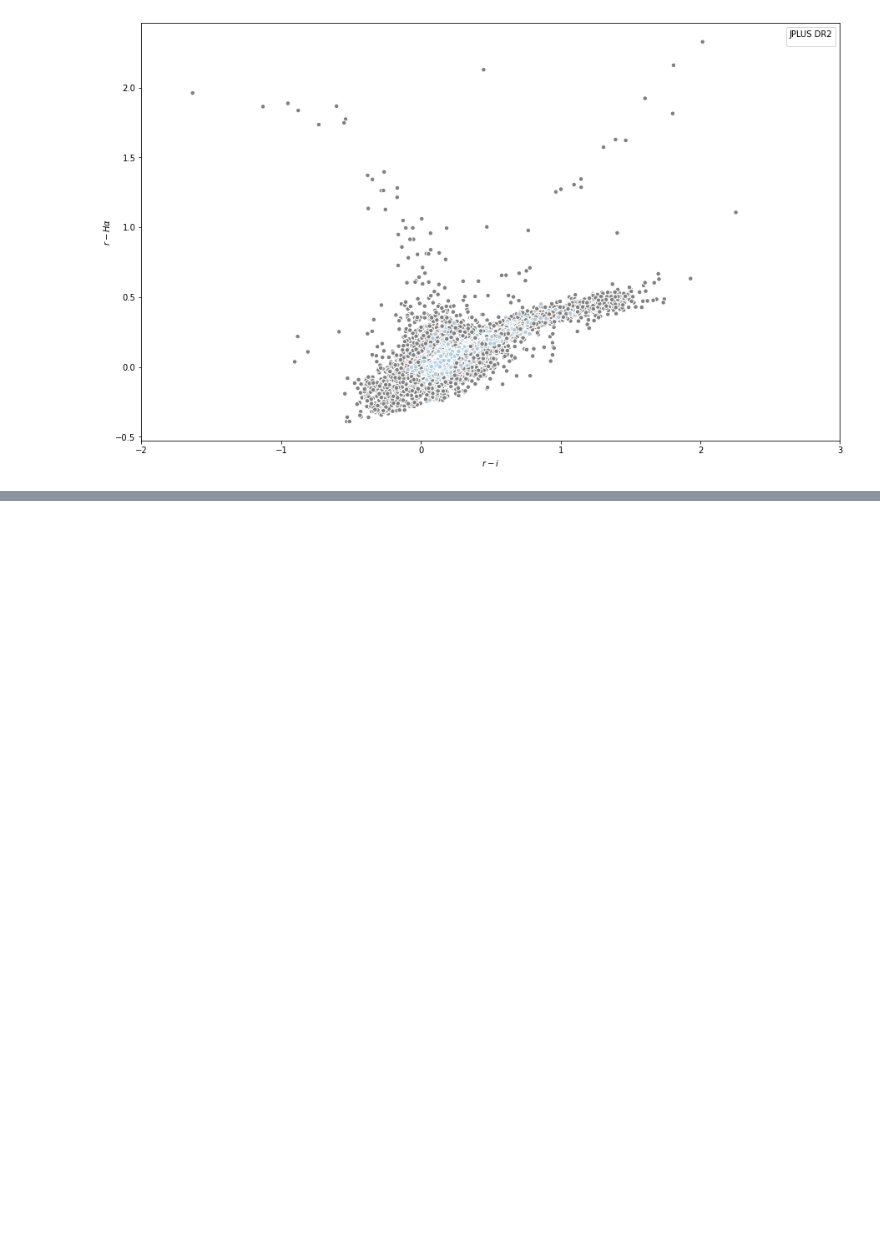
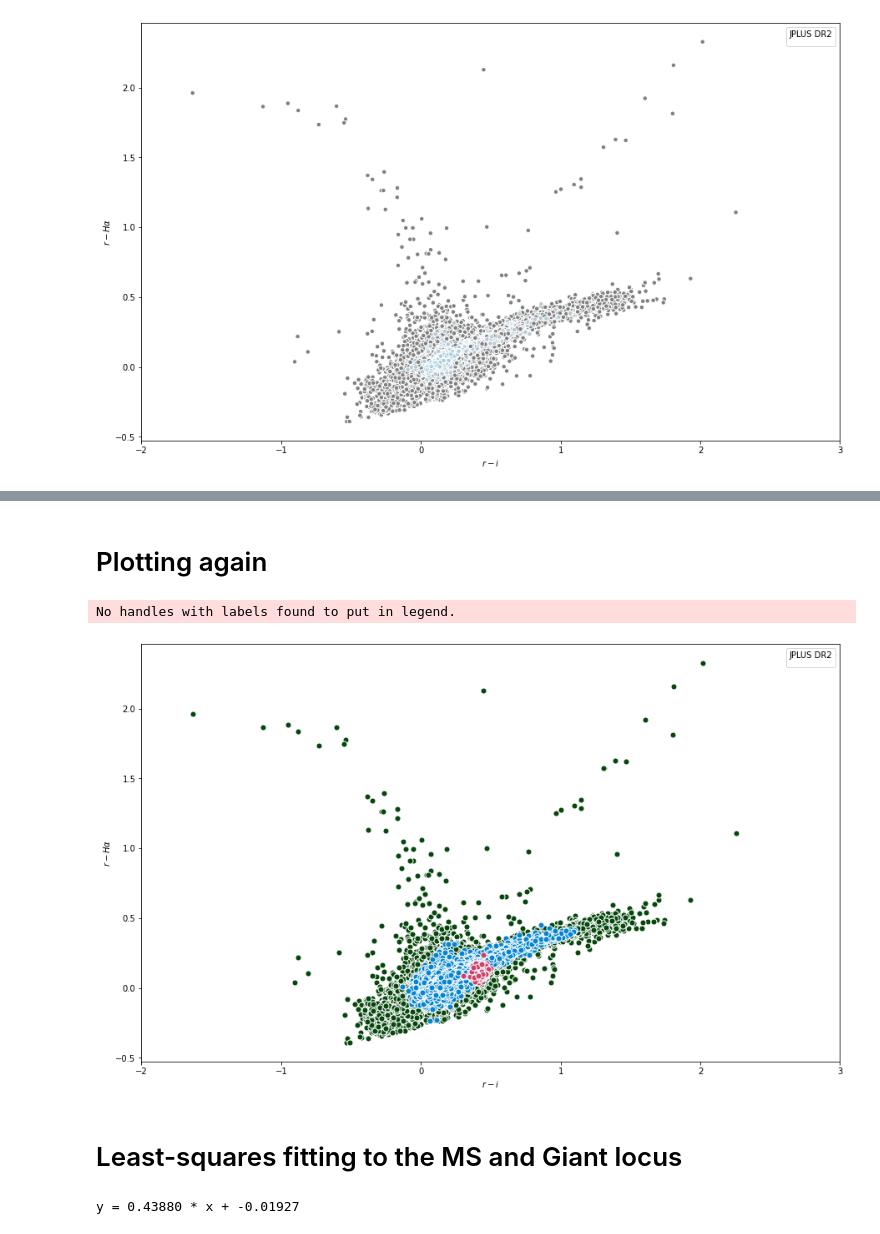
Before and after one commit to AngelGSoto/Halpha-JPLUS, a Jupyter notebook: Notebook/HDBSCAN JPLUS data.ipynb, the cells around one changed output, grey strips where cells are left out. Saved outputs shown, nothing was run; the diff lists cells and outputs as text; code cells hidden in the pictures; blank space fills up the shorter version.

Commit message:
Identifying Halpha emitters in JPLUS

```diff
--- a/Notebook/HDBSCAN JPLUS data.ipynb
+++ b/Notebook/HDBSCAN JPLUS data.ipynb
@@ -48,10 +49,11 @@ n_noise_ = list(labels).count(-1)
 # %%
 # Print parameters
 print('Estimated number of clusters: %d' % n_clusters_)
-print('Estimated number of cluster points: %d' % n_cluster)
+print('Estimated number of cluster points 0: %d' % n_cluster0)
+print('Estimated number of cluster points 1: %d' % n_cluster1)
 print('Estimated number of noise points: %d' % n_noise_)
 
 # Add labels
-tab['DBSCAN_opt_labels'] = labels
+tab['HDBSCAN_opt_labels'] = labels
 # %% [output]
 Estimated number of clusters: 2
@@ -98,0 +144,63 @@ ax.set_aspect("equal")
+# %% [markdown]
+# Plotting again
+# %%
+# definition for the colors
+def colour(table, f1, f2, f3, f4):
+    xcolour = table[f1] - table[f2]
+    ycolour = table[f3] - table[f4]
+    return xcolour, ycolour
+# %%
+cx_0, cy_0 = colour(tab_0, "rSDSS_MAG_APER_6_0", "iSDSS_MAG_APER_6_0", "rSDSS_MAG_APER_6_0", "J0660_MAG_APER_6_0")
+cx_1, cy_1 = colour(tab_1, "rSDSS_MAG_APER_6_0", "iSDSS_MAG_APER_6_0", "rSDSS_MAG_APER_6_0", "J0660_MAG_APER_6_0")
+cx_noise, cy_noise = colour(tab_noise, "rSDSS_MAG_APER_6_0", "iSDSS_MAG_APER_6_0", "rSDSS_MAG_APER_6_0", "J0660_MAG_APER_6_0")
+# %%
+color_palette = sns.color_palette('Paired', 12)
+cluster_colors = [color_palette[x] if x >= 0
+                  else (0.5, 0.5, 0.5)
+                  for x in clusterer.labels_]
+cluster_member_colors = [sns.desaturate(x, p) for x, p in
+                         zip(cluster_colors, clusterer.probabilities_)]
+
+fig, ax1 = plt.subplots(figsize=(15, 15))
+levels = np.array([0.001, 0.003, 0.01, 0.03, 0.1, 1.0])
+GAMMA = 0.05
+scatter = ax1.scatter(
+    cx_0, cy_0,
+    s=50,
+    c=sns.xkcd_rgb['cerulean'],
+    edgecolors="w",
+    linewidths=1,
+    vmin=-1,
+    vmax=4,
+    cmap="seismic", zorder=2.0)
+ax1.scatter(
+    cx_1, cy_1,
+    s=50,
+    c=sns.xkcd_rgb['dark pink'],
+    edgecolors="w",
+    linewidths=1,
+    vmin=-1,
+    vmax=4,
+    cmap="seismic", zorder=3.0)
+ax1.scatter(
+    cx_noise, cy_noise,
+    c=sns.xkcd_rgb['forest green'],
+    s=50,
+    edgecolors="w",
+    linewidths=1,
+    vmin=-1,
+    vmax=4,
+    cmap="gray", zorder=1.0)
+ax1.set(
+    xlim=[-2.0, 3.0],
+    #ylim=[ymin, ymax],
+    xlabel=r"$r - i$",
+    ylabel=r"$r - H\alpha$",
+)
+ax1.legend(ncol=2).set_title("JPLUS DR2")
+ax1.set_aspect("equal")
+# %% [output]
+No handles with labels found to put in legend.
+[figure, added]
+# %% [markdown]
+# Least-squares fitting to the MS and Giant locus
@@ -98,0 +217,8 @@ ax.set_aspect("equal")
+# %%
+# curve fit
+popt, _ = curve_fit(objective, cx_0, cy_0)
+# summarize the parameter values
+a, b = popt
+print('y = %.5f * x + %.5f' % (a, b))
+# %% [output]
+y = 0.43880 * x + -0.01927
```
Also changed, not shown: parts of 18 cells of this notebook, 15 other files.
